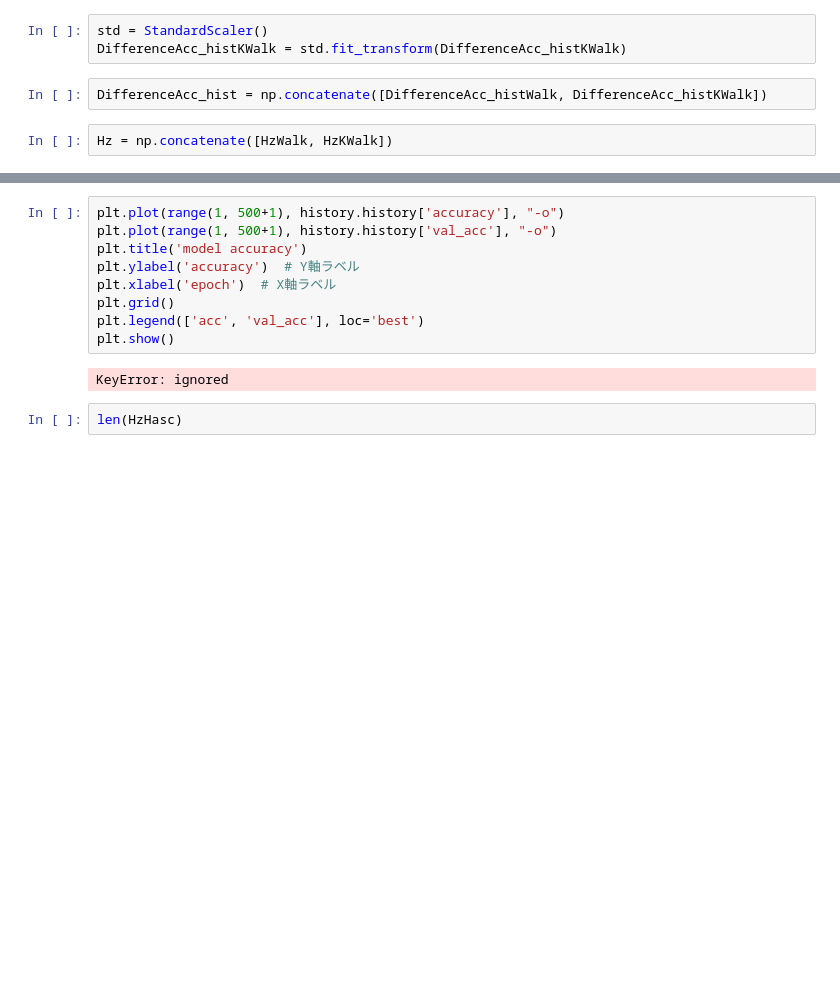
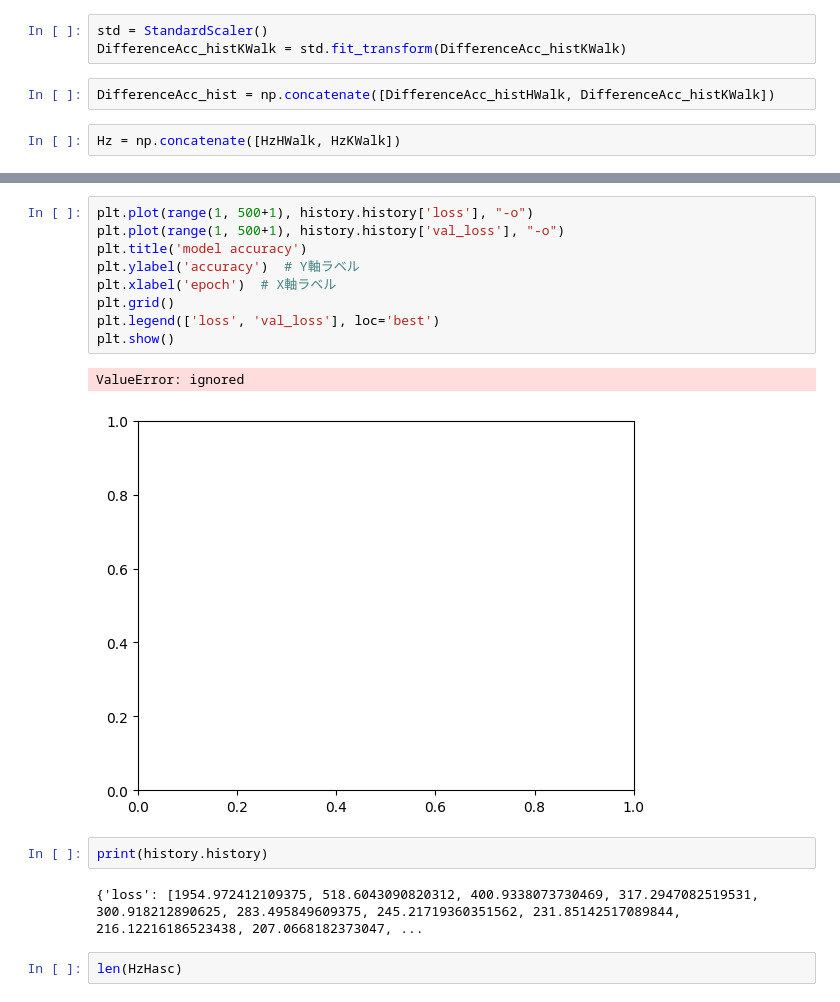
Before and after one commit to hinapyon/Sampling-Frequency-Estimating-of-Human-Activity-Acceleration-Data-using-Transformer-based-Regression, a Jupyter notebook: AcrossDifferentDomains.ipynb, the cells around one changed output, grey strips where cells are left out. Cells and saved outputs as stored; diff of their text form; blank space fills up the shorter version.

```diff
--- a/AcrossDifferentDomains.ipynb
+++ b/AcrossDifferentDomains.ipynb
@@ -322,6 +324,6 @@ DifferenceAcc_histWalk = std.fit_transform(DifferenceAcc_histWalk)
 std = StandardScaler()
 DifferenceAcc_histKWalk = std.fit_transform(DifferenceAcc_histKWalk)
 # %%
-DifferenceAcc_hist = np.concatenate([DifferenceAcc_histWalk, DifferenceAcc_histKWalk])
+DifferenceAcc_hist = np.concatenate([DifferenceAcc_histHWalk, DifferenceAcc_histKWalk])
 # %%
-Hz = np.concatenate([HzWalk, HzKWalk])
+Hz = np.concatenate([HzHWalk, HzKWalk])
@@ -401,14 +505,19 @@ Epoch 500/500
 # %%
-plt.plot(range(1, 500+1), history.history['accuracy'], "-o")
-plt.plot(range(1, 500+1), history.history['val_acc'], "-o")
+plt.plot(range(1, 500+1), history.history['loss'], "-o")
+plt.plot(range(1, 500+1), history.history['val_loss'], "-o")
 plt.title('model accuracy')
 plt.ylabel('accuracy')  # Y軸ラベル
 plt.xlabel('epoch')  # X軸ラベル
 plt.grid()
-plt.legend(['acc', 'val_acc'], loc='best')
+plt.legend(['loss', 'val_loss'], loc='best')
 plt.show()
 # %% [output]
-KeyError: ignored
+ValueError: ignored
+[figure, added]
+# %%
+print(history.history)
+# %% [output]
+{'loss': [1954.972412109375, 518.6043090820312, 400.9338073730469, 317.2947082519531, 300.918212890625, 283.495849609375, 245.21719360351562, 231.85142517089844, 216.12216186523438, 207.0668182373047, ...
 # %%
 len(HzHasc)
 # %% [output]
```
Also changed, not shown: parts of 23 cells of this notebook.
